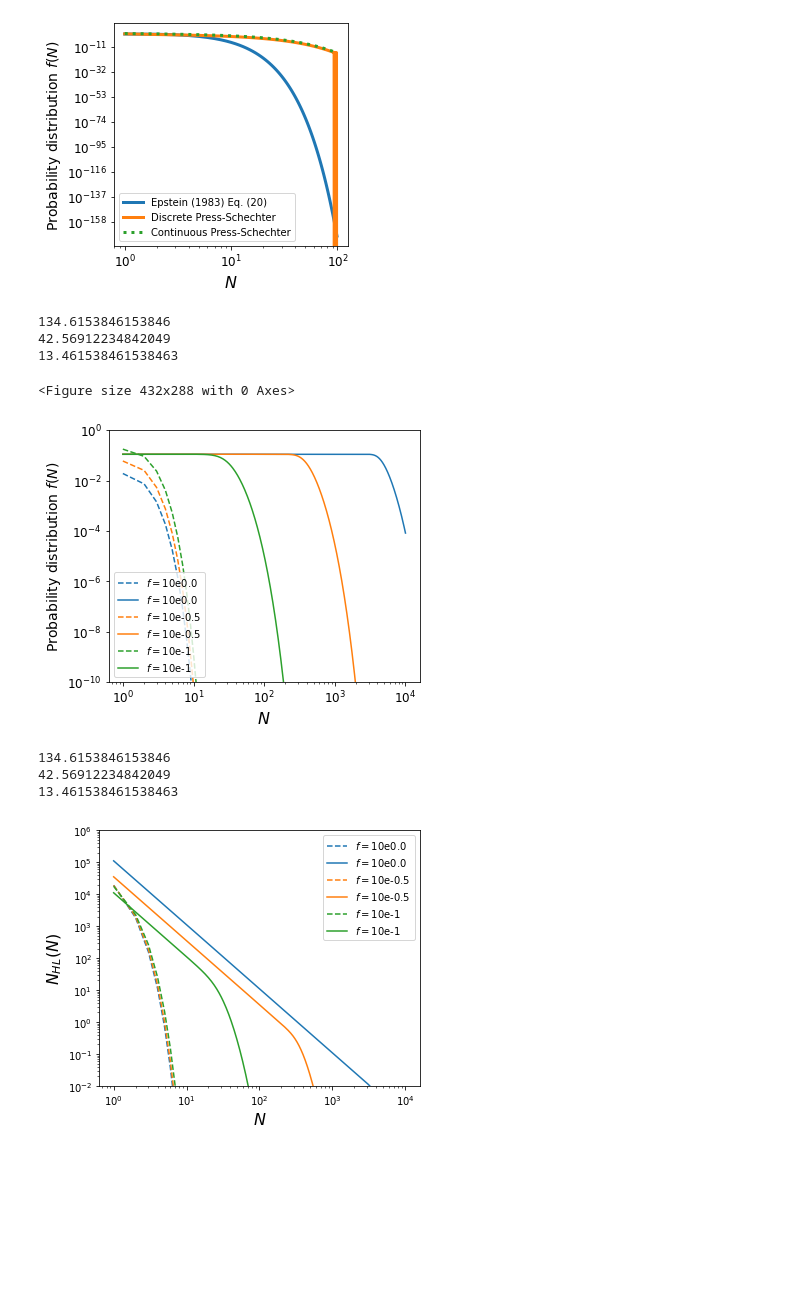
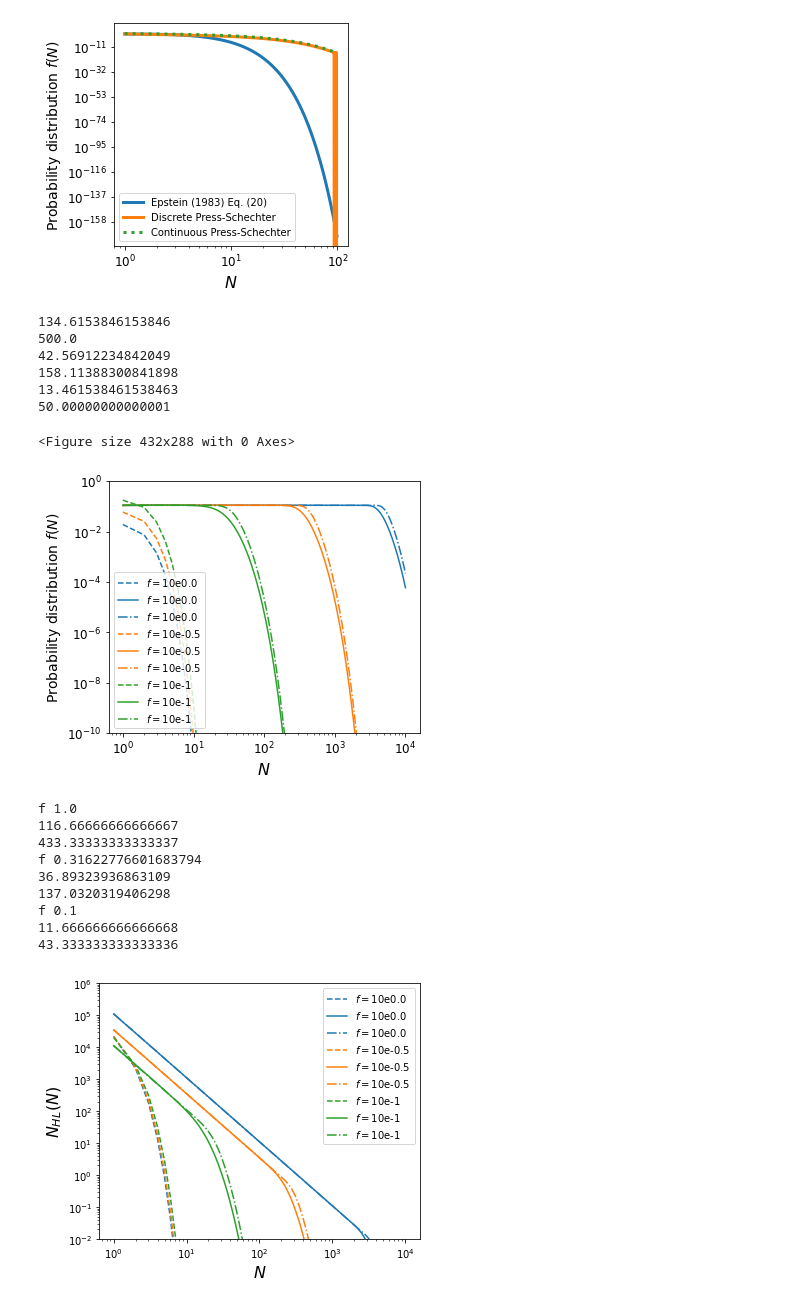
Before and after one commit to LBJ-Wade/PBH_sim_clustering, a Jupyter notebook: Epstein_plots.ipynb, the cells around one changed output. Saved outputs shown, nothing was run; the diff lists cells and outputs as text; code cells hidden in the pictures; blank space fills up the shorter version.

Commit message:
Added non-spherical case from Epstein

```diff
--- a/Epstein_plots.ipynb
+++ b/Epstein_plots.ipynb
@@ -85,7 +85,7 @@ def epstein_spherical_anywhere(k, delta, p_t):
 
     kappa = fsolve(f, est_kappa, args=([delta, p_t]))
     # since fsolve isn't converging a lot of the time, use approximate value of kappa
-    kappa = est_kappa
+    #kappa = est_kappa
     print(p_t/delta)
     k_m = 2*kappa / delta **2
     f_ia = interior_prob_spherical_anywhere(k, k_m, kappa)
@@ -95,8 +95,15 @@ def epstein_spherical_anywhere(k, delta, p_t):
 
     return f_ia * f_ea
 
+
+def epstein_non_spherical_anywhere(k, delta, eta):
+    return(epstein_spherical_anywhere(k, delta, (8*eta**3 - 1)))
+
+
+
 x = np.arange(1, 10000)
 p_t = 7
+eta = 1.5
 
 pows = (0., -0.5, -1, -3/2, -2)
 pows = (0., -0.5, -1)
@@ -113,6 +120,8 @@ for i, j in enumerate(pows):
     delta = 0.052 / q   # at z=99
     plt.plot(x, epstein_spherical_centre(x, delta), linestyle = '--', label='$f = 10$e{}'.format(j), color=colors[i])
     plt.plot(x, epstein_spherical_anywhere(x, delta, p_t), label='$f = 10$e{}'.format(j), color=colors[i])
+    plt.plot(x, epstein_non_spherical_anywhere(x, delta, eta), linestyle = '-.', label='$f = 10$e{}'.format(j), color=colors[i])
+
 
 plt.ylim(10**(-10), 1.)
 
@@ -135,37 +144,49 @@ plt.show()
 
 fig2 = plt.figure(figsize=(5.5,4.5))
 
 #get colour cycle
 prop_cycle = plt.rcParams['axes.prop_cycle']
 colors = prop_cycle.by_key()['color']
 
 for i, j in enumerate(pows):
     q = 10**j
     delta = 0.43 / q    # at z=999
     delta = 0.052 / q   # at z=99
-    plt.plot(x, (10e5*q/x**2) * epstein_spherical_centre(x, delta), linestyle = '--', label='$f = 10$e{}'.format(j), color=colors[i])
-    plt.plot(x, (10e5*q/x**2) * epstein_spherical_anywhere(x, delta, p_t), label='$f = 10$e{}'.format(j), color=colors[i])
+    print('f', q)
+    delta_N = x**(1)
+    plt.plot(x, (10e5*q/x) * epstein_spherical_centre(x, delta) / delta_N, linestyle = '--', label='$f = 10$e{}'.format(j), color=colors[i])
+    plt.plot(x, (10e5*q/x) * epstein_spherical_anywhere(x, delta, p_t) / delta_N, label='$f = 10$e{}'.format(j), color=colors[i])
+    plt.plot(x, (10e5*q/x) * epstein_non_spherical_anywhere(x, delta, eta) / delta_N, linestyle = '-.', label='$f = 10$e{}'.format(j), color=colors[i])
 
 plt.ylabel('$N_{HL}(N)$', fontsize=16)
 plt.xlabel('$N$', fontsize=16)
 plt.xscale('log')
 plt.yscale('log')
 plt.ylim(10**(-2), 10**6)
 
 ax = fig.gca()
 ax.xaxis.set_tick_params(labelsize=12)
 ax.yaxis.set_tick_params(labelsize=12)
 
 plt.legend()
 plt.tight_layout()
 plt.savefig('n_epstein.pdf')
 # %% [output]
 134.6153846153846
+500.0
 42.56912234842049
+158.11388300841898
 13.461538461538463
+50.00000000000001
 <Figure size 432x288 with 0 Axes>
-[figure, old version]
+[figure, new version]
-134.6153846153846
-42.56912234842049
-13.461538461538463
+f 1.0
+116.66666666666667
+433.33333333333337
+f 0.31622776601683794
+36.89323936863109
+137.0320319406298
+f 0.1
+11.666666666666668
+43.333333333333336
-[figure, old version]
+[figure, new version]
```
Also changed, not shown: 2 other files.
